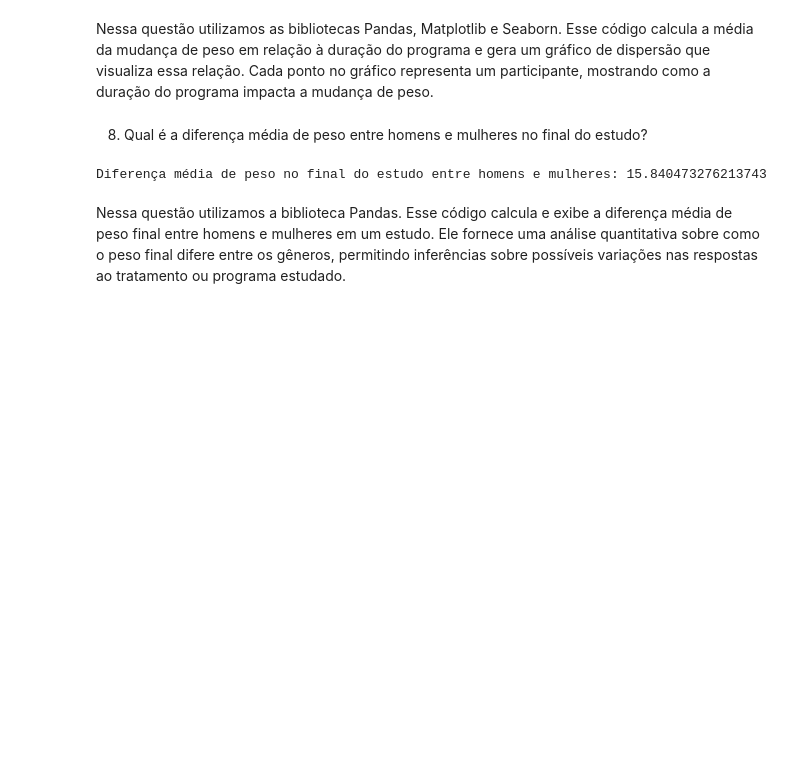
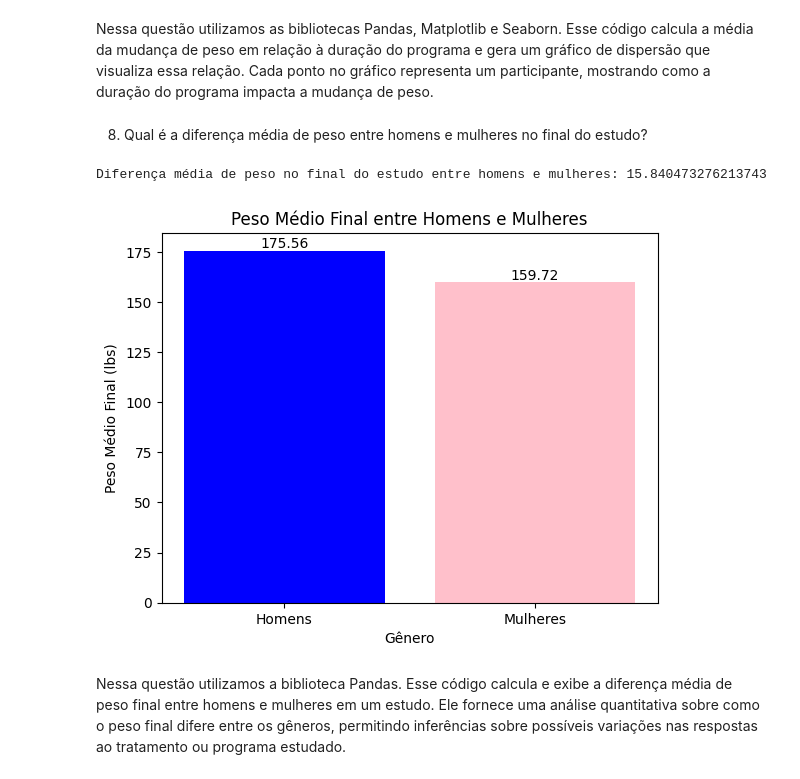
Before and after one commit to CarlosECRibeiro/CP3_DataScience, a Jupyter notebook: cp3.ipynb, the cells around one changed output. Drawn from its saved outputs; the diff is of its cells as text; code cells hidden in the pictures; blank space fills up the shorter version.

```diff
--- a/cp3.ipynb
+++ b/cp3.ipynb
@@ -229,12 +229,29 @@ Nessa questão utilizamos as bibliotecas Pandas, Matplotlib e Seaborn. Esse cód
 # %%
 final_weight_men = df[df['Gender'] == 'M']['Final Weight (lbs)']
 final_weight_women = df[df['Gender'] == 'F']['Final Weight (lbs)']
 mean_weight_men = final_weight_men.mean()
 mean_weight_women = final_weight_women.mean()
 weight_diff = mean_weight_men - mean_weight_women
 print(f'Diferença média de peso no final do estudo entre homens e mulheres: {weight_diff}')
+
+labels = ['Homens', 'Mulheres']
+mean_weights = [mean_weight_men, mean_weight_women]
+
+fig, ax = plt.subplots()
+bars = ax.bar(labels, mean_weights, color=['blue', 'pink'])
+
+ax.set_xlabel('Gênero')
+ax.set_ylabel('Peso Médio Final (lbs)')
+ax.set_title('Peso Médio Final entre Homens e Mulheres')
+
+for bar in bars:
+    yval = bar.get_height()
+    ax.text(bar.get_x() + bar.get_width()/2, yval, round(yval, 2), ha='center', va='bottom')
+
+plt.show()
 # %% [output]
 Diferença média de peso no final do estudo entre homens e mulheres: 15.840473276213743
+[figure, added]
 # %% [markdown]
 Nessa questão utilizamos a biblioteca Pandas. Esse código calcula e exibe a diferença média de peso final entre homens e mulheres em um estudo. Ele fornece uma análise quantitativa sobre como o peso final difere entre os gêneros, permitindo inferências sobre possíveis variações nas respostas ao tratamento ou programa estudado.
 # %% [markdown]
```
Also changed, not shown: parts of 2 cells of this notebook.
